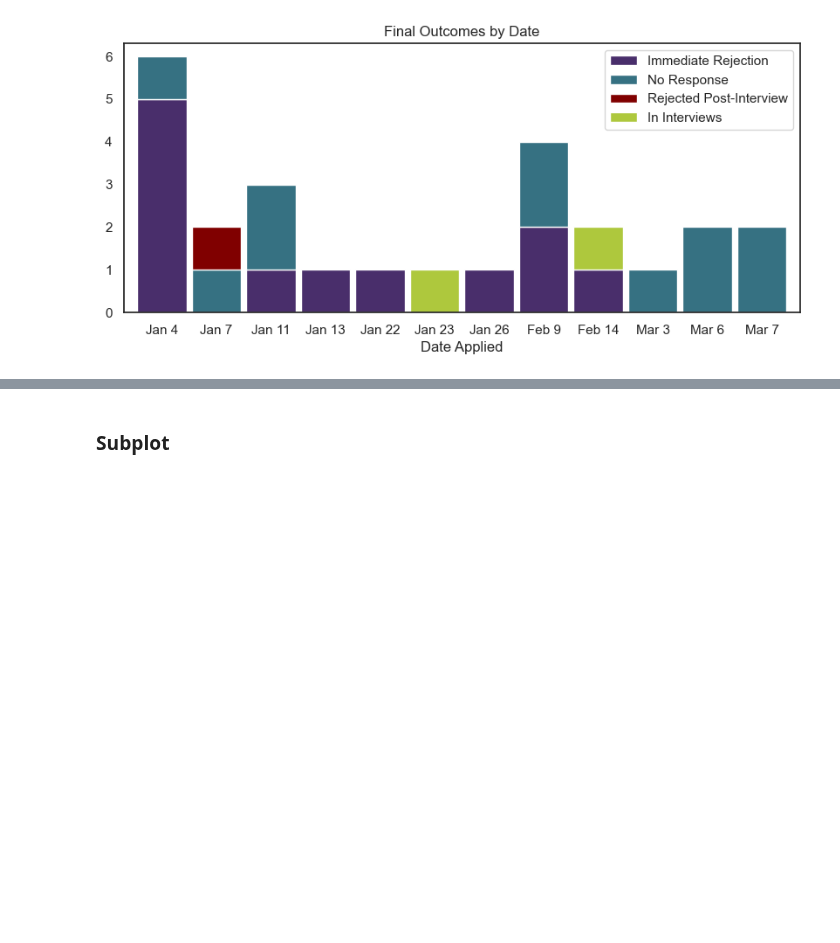
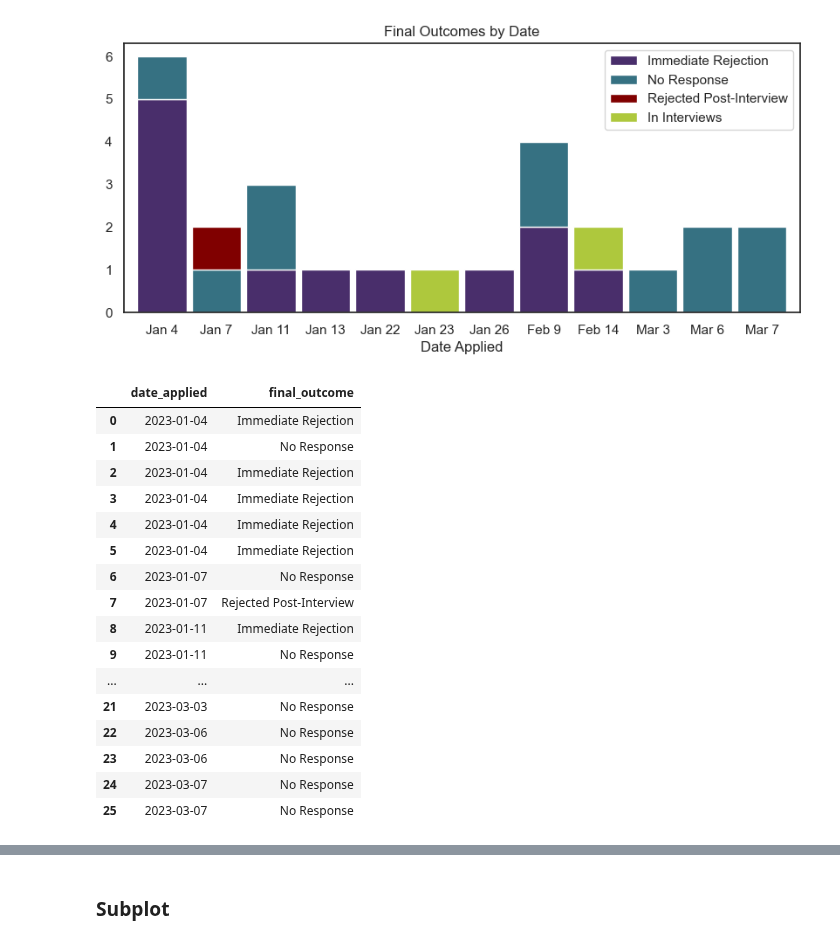
Before and after one commit to emilycardwell/my-jobs, a Jupyter notebook: jupyter_notebooks/job_visualizations.ipynb, the cells around one changed output, grey strips where cells are left out. Drawn from its saved outputs; the diff is of its cells as text; code cells hidden in the pictures; blank space fills up the shorter version.

```diff
--- a/jupyter_notebooks/job_visualizations.ipynb
+++ b/jupyter_notebooks/job_visualizations.ipynb
@@ -35,6 +36,26 @@ show_initial_responses()
 show_outcomes()
 # %% [output]
 [figure]
+# %%
+get_outcomes()
+# %% [output]
+|  | date_applied | final_outcome |
+| 0 | 2023-01-04 | Immediate Rejection |
+| 1 | 2023-01-04 | No Response |
+| 2 | 2023-01-04 | Immediate Rejection |
+| 3 | 2023-01-04 | Immediate Rejection |
+| 4 | 2023-01-04 | Immediate Rejection |
+| 5 | 2023-01-04 | Immediate Rejection |
+| 6 | 2023-01-07 | No Response |
+| 7 | 2023-01-07 | Rejected Post-Interview |
+| 8 | 2023-01-11 | Immediate Rejection |
+| 9 | 2023-01-11 | No Response |
+| ... | ... | ... |
+| 21 | 2023-03-03 | No Response |
+| 22 | 2023-03-06 | No Response |
+| 23 | 2023-03-06 | No Response |
+| 24 | 2023-03-07 | No Response |
+| 25 | 2023-03-07 | No Response |
 # %%
 show_timeline()
 # %% [output]
```
Also changed, not shown: parts of 2 cells of this notebook, 4 other files.
